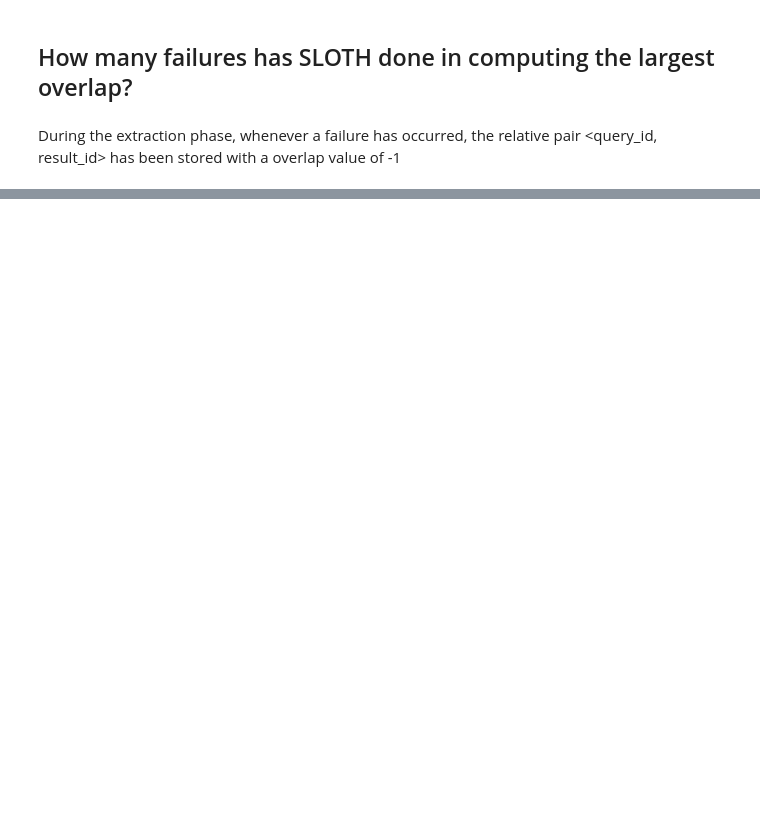
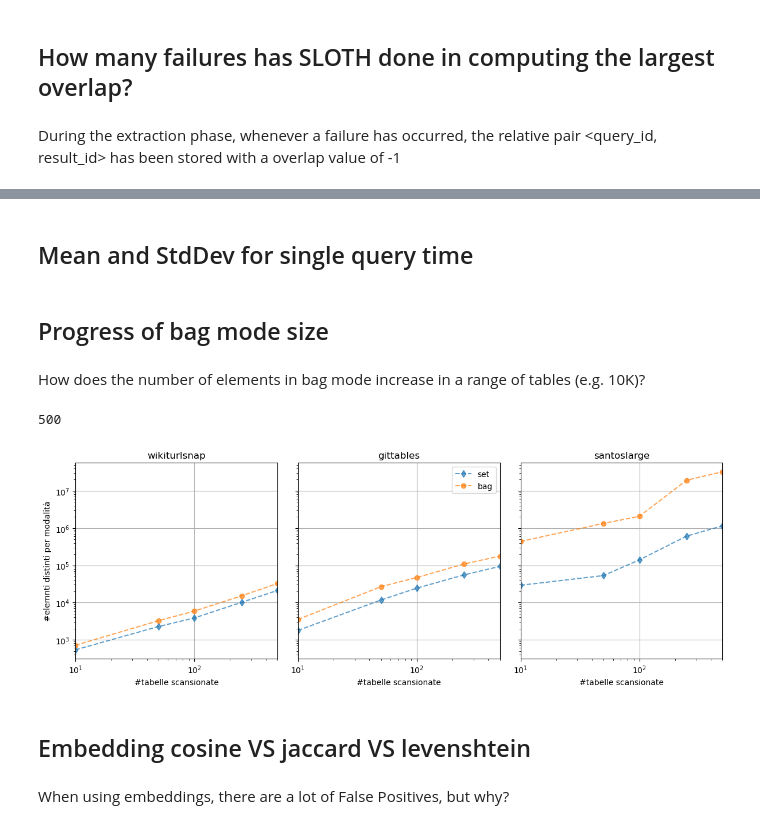
Before and after one commit to nanni00/datalake-table-finder, a Jupyter notebook: notebooks/stuff.ipynb, the cells around one changed output, grey strips where cells are left out. Cells and saved outputs as stored; diff of their text form; code cells hidden in the pictures; blank space fills up the shorter version.

```diff
--- a/notebooks/stuff.ipynb
+++ b/notebooks/stuff.ipynb
@@ -300,0 +328,78 @@ failures * 100 / total_computed_overlaps
+# %% [markdown]
+## Mean and StdDev for single query time
+# %%
+paths = get_all_paths('main', 'santoslarge', 20, '500')
+results_dir = paths[5]
+for res_file in os.listdir(results_dir):
+    if '.raw' in res_file: continue
+    print(res_file)
+    df = pl.read_csv(f'{results_dir}/{res_file}')
+
+    # print(df.schema)
+    print('mean: ', round(df.select('duration').mean().rows()[0][0], 3), 'stdev: ', round(df.select('duration').std().rows()[0][0], 3))
+    print()
+# %% [markdown]
+## Progress of bag mode size
+# %% [markdown]
+How does the number of elements in bag mode increase in a range of tables (e.g. 10K)?
+# %%
+from tools.utils.misc import create_token_set, get_query_ids_from_query_file
+from collections import defaultdict, Counter
+
+datasets = [['wikiturlsnap', '50K'], ['gittables', '50K'], ['santoslarge', '500_v1']]
+fig, axes = plt.subplots(1, len(datasets), figsize=(12, 4), sharey=True)
+fig.tight_layout(w_pad=1)
+N = 10 ** 4 + 1
+
+
+
+dlhw = SimpleDataLakeHelper('mongodb', 'wikiturlsnap', 'standard')
+dlhg = SimpleDataLakeHelper('mongodb', 'gittables', 'standard')
+dlhs = SimpleDataLakeHelper("/data4/nanni/data/santos_large/datalake", 'santoslarge', 'standard', "/data4/nanni/data/santos_large/mapping_id.pickle", "/data4/nanni/data/santos_large/numeric_columns.pickle")
+
+
+for (dataset, qsize), ax, dlh in zip(datasets, axes, [dlhw, dlhg, dlhs]):
+    paths = get_all_paths('main', dataset, 20, qsize)
+    bins = [10, 50, 100, 250, 500]
+
+    queries = get_query_ids_from_query_file(paths[1])
+
+    for mode, marker in zip(['set', 'bag'], ['--d', '--o']):
+        probes = []
+        elements = defaultdict(int)
+        for i, q in enumerate(queries, start=1):
+            if i >= bins[-1] + 1:
+                break
+
+            table_obj = dlh.get_table_by_numeric_id(q)
+            bag = create_token_set(table_obj['content'], mode, table_obj['numeric_columns'])
+            for e, c in Counter(bag).items():
+                elements[e] += c
+
+            if i in bins:
+                print(i, end='\r')
+                probes.append([i, sum(c for _, c in elements.items())])
+        x = np.array([p[0] for p in probes])
+        y = np.array([p[1] for p in probes])
+
+        ax.plot(x, y, marker, label=mode, alpha=0.7)
+
+    ax.set_xscale('log')
+    ax.set_yscale('log')
+    ax.set_xlabel('#tabelle scansionate')
+    ax.grid(True)
+    ax.set_xlim(min(x), max(x))
+    # ax.set_ylim(10 ** 2, 10 ** 6)
+
+    ax.set_title(dataset)
+
+axes[0].set_ylabel('#elemnti distinti per modalità')
+axes[1].legend()
+plt.show()
+# %% [output]
+500
+[figure, added]
+# %% [markdown]
+## Embedding cosine VS jaccard VS levenshtein
+# %% [markdown]
+When using embeddings, there are a lot of False Positives, but why?
```
Also changed, not shown: parts of 52 cells of this notebook, 29 other files.
